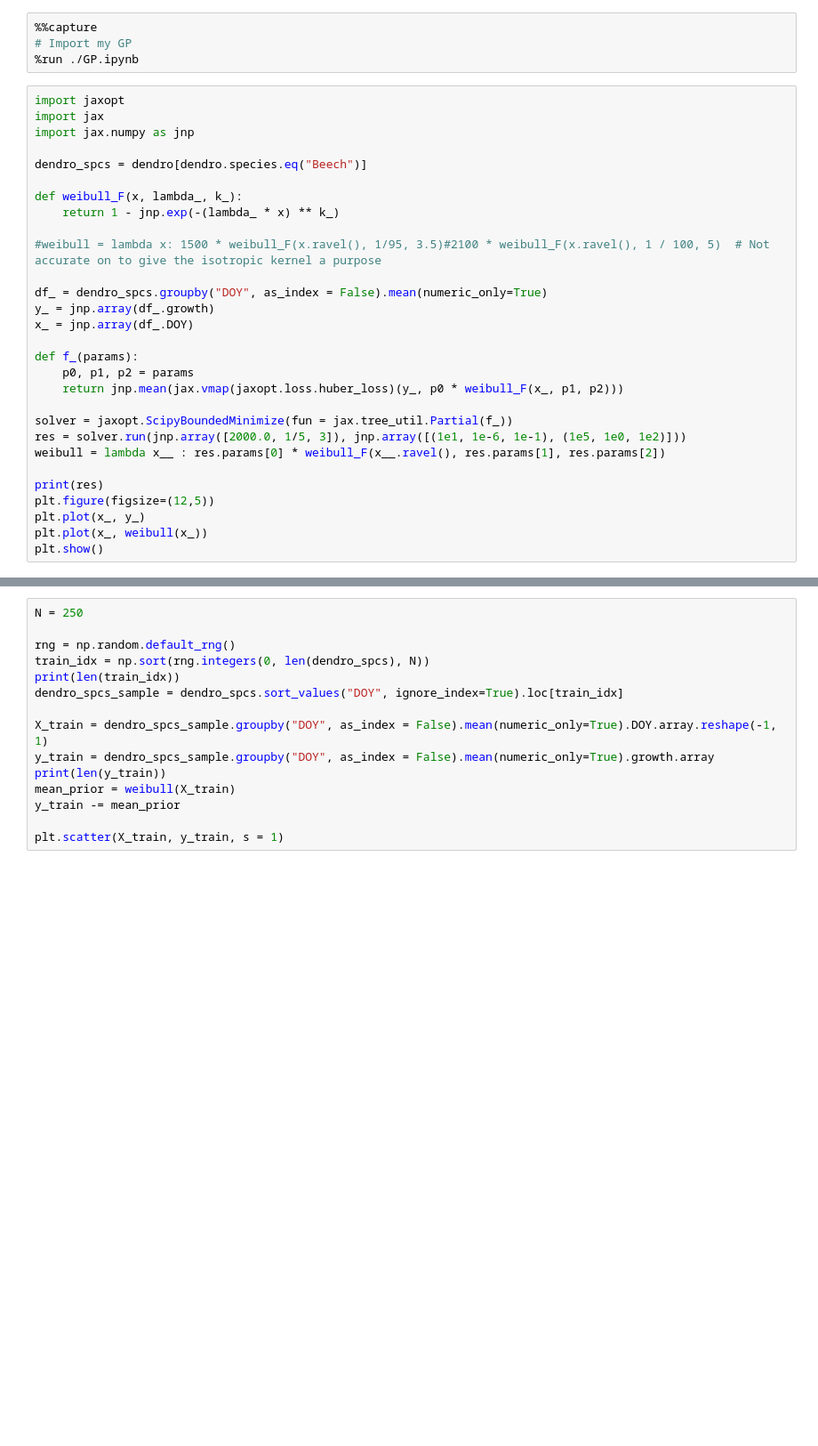
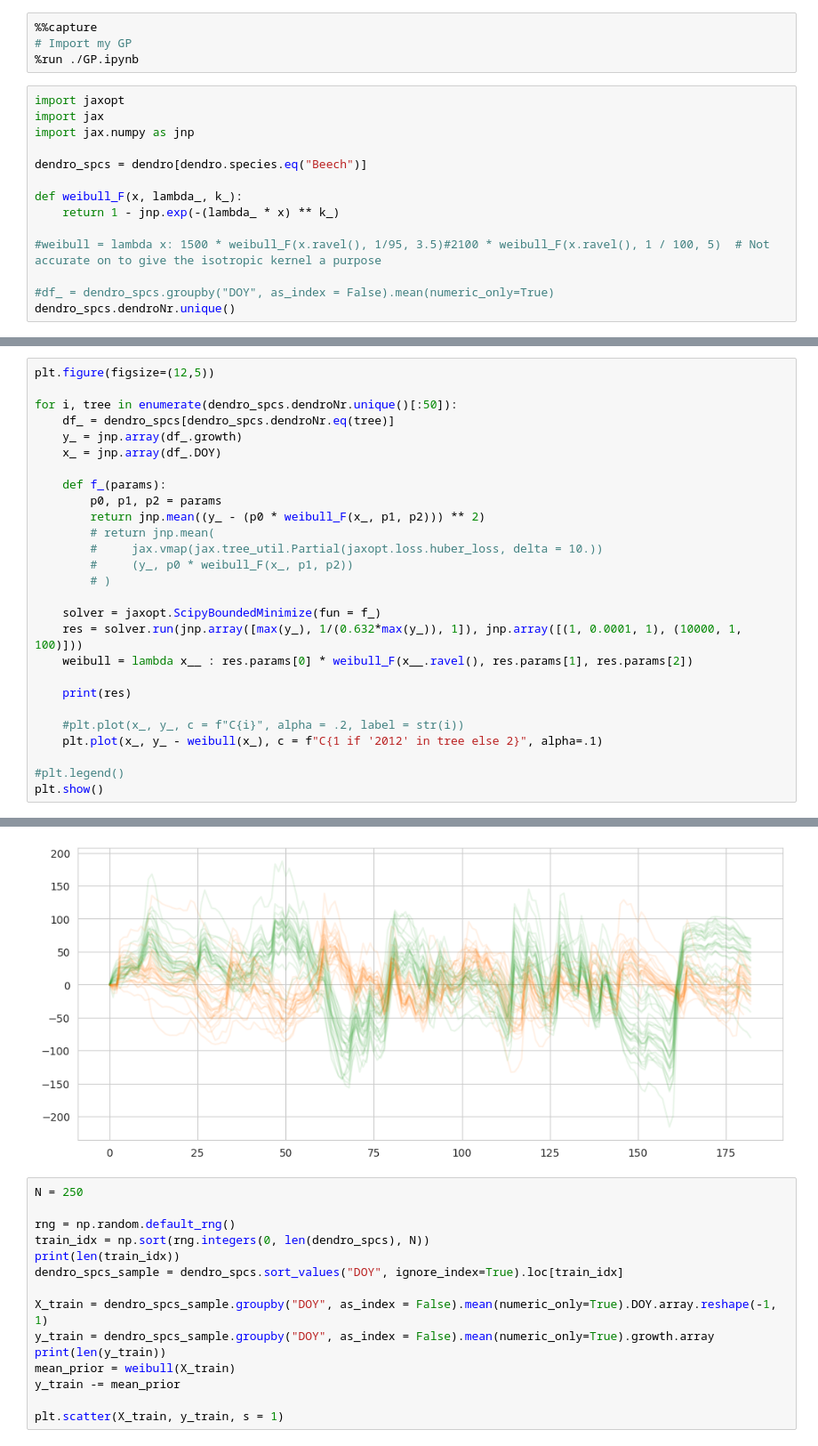
Before and after one commit to ItsNiklas/sparse-gaussian-processes, a Jupyter notebook: Dendro.ipynb, the cells around one changed output, grey strips where cells are left out. Shown at 89% size. Cells and saved outputs as stored; diff of their text form; blank space fills up the shorter version.

Commit message:
GP per Tree, Part 1...

```diff
--- a/Dendro.ipynb
+++ b/Dendro.ipynb
@@ -42,21 +42,6 @@ def weibull_F(x, lambda_, k_):
 
 #weibull = lambda x: 1500 * weibull_F(x.ravel(), 1/95, 3.5)#2100 * weibull_F(x.ravel(), 1 / 100, 5)  # Not accurate on to give the isotropic kernel a purpose
 
-df_ = dendro_spcs.groupby("DOY", as_index = False).mean(numeric_only=True)
-y_ = jnp.array(df_.growth)
-x_ = jnp.array(df_.DOY)
-
-def f_(params):
-    p0, p1, p2 = params
-    return jnp.mean(jax.vmap(jaxopt.loss.huber_loss)(y_, p0 * weibull_F(x_, p1, p2)))
-
-solver = jaxopt.ScipyBoundedMinimize(fun = jax.tree_util.Partial(f_))
-res = solver.run(jnp.array([2000.0, 1/5, 3]), jnp.array([(1e1, 1e-6, 1e-1), (1e5, 1e0, 1e2)]))
-weibull = lambda x__ : res.params[0] * weibull_F(x__.ravel(), res.params[1], res.params[2])
-
-print(res)
-plt.figure(figsize=(12,5))
-plt.plot(x_, y_)
-plt.plot(x_, weibull(x_))
-plt.show()
+#df_ = dendro_spcs.groupby("DOY", as_index = False).mean(numeric_only=True)
+dendro_spcs.dendroNr.unique()
 # %% [output]
@@ -64,0 +65,28 @@ OptStep(params=Array([1.99894079e+03, 2.16786146e-04, 3.30283655e+00], dtype=flo
+# %%
+plt.figure(figsize=(12,5))
+
+for i, tree in enumerate(dendro_spcs.dendroNr.unique()[:50]):
+    df_ = dendro_spcs[dendro_spcs.dendroNr.eq(tree)]
+    y_ = jnp.array(df_.growth)
+    x_ = jnp.array(df_.DOY)
+
+    def f_(params):
+        p0, p1, p2 = params
+        return jnp.mean((y_ - (p0 * weibull_F(x_, p1, p2))) ** 2)
+        # return jnp.mean(
+        #     jax.vmap(jax.tree_util.Partial(jaxopt.loss.huber_loss, delta = 10.))
+        #     (y_, p0 * weibull_F(x_, p1, p2))
+        # )
+
+    solver = jaxopt.ScipyBoundedMinimize(fun = f_)
+    res = solver.run(jnp.array([max(y_), 1/(0.632*max(y_)), 1]), jnp.array([(1, 0.0001, 1), (10000, 1, 100)]))
+    weibull = lambda x__ : res.params[0] * weibull_F(x__.ravel(), res.params[1], res.params[2])
+
+    print(res)
+
+    #plt.plot(x_, y_, c = f"C{i}", alpha = .2, label = str(i))
+    plt.plot(x_, y_ - weibull(x_), c = f"C{1 if '2012' in tree else 2}", alpha=.1)
+
+#plt.legend()
+plt.show()
+# %% [output]
@@ -65,3 +110,4 @@ OptStep(params=Array([1.99894079e+03, 2.16786146e-04, 3.30283655e+00], dtype=flo
+[figure, added]
 # %%
 N = 250
 
```
Also changed, not shown: parts of 3 cells of this notebook.
